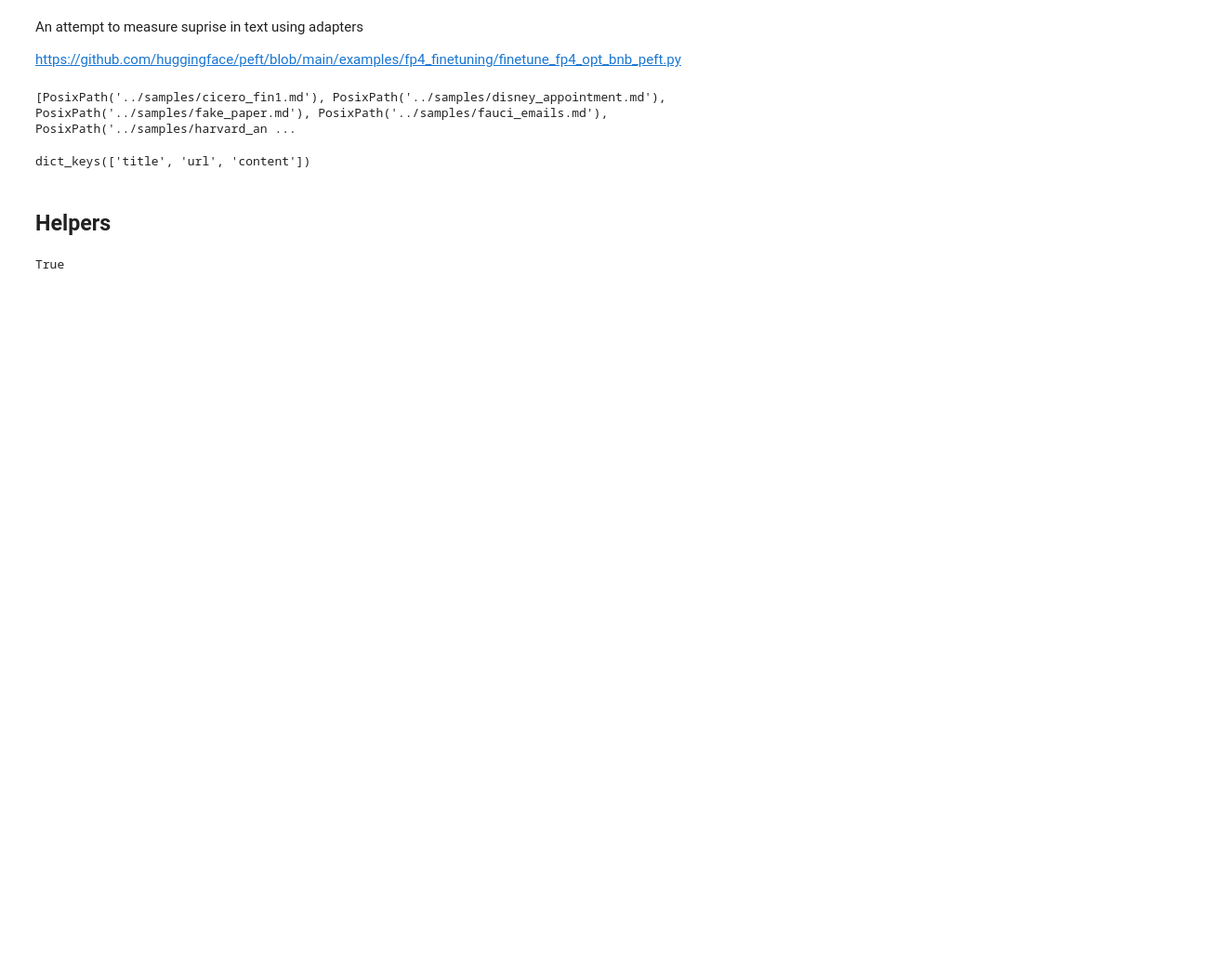
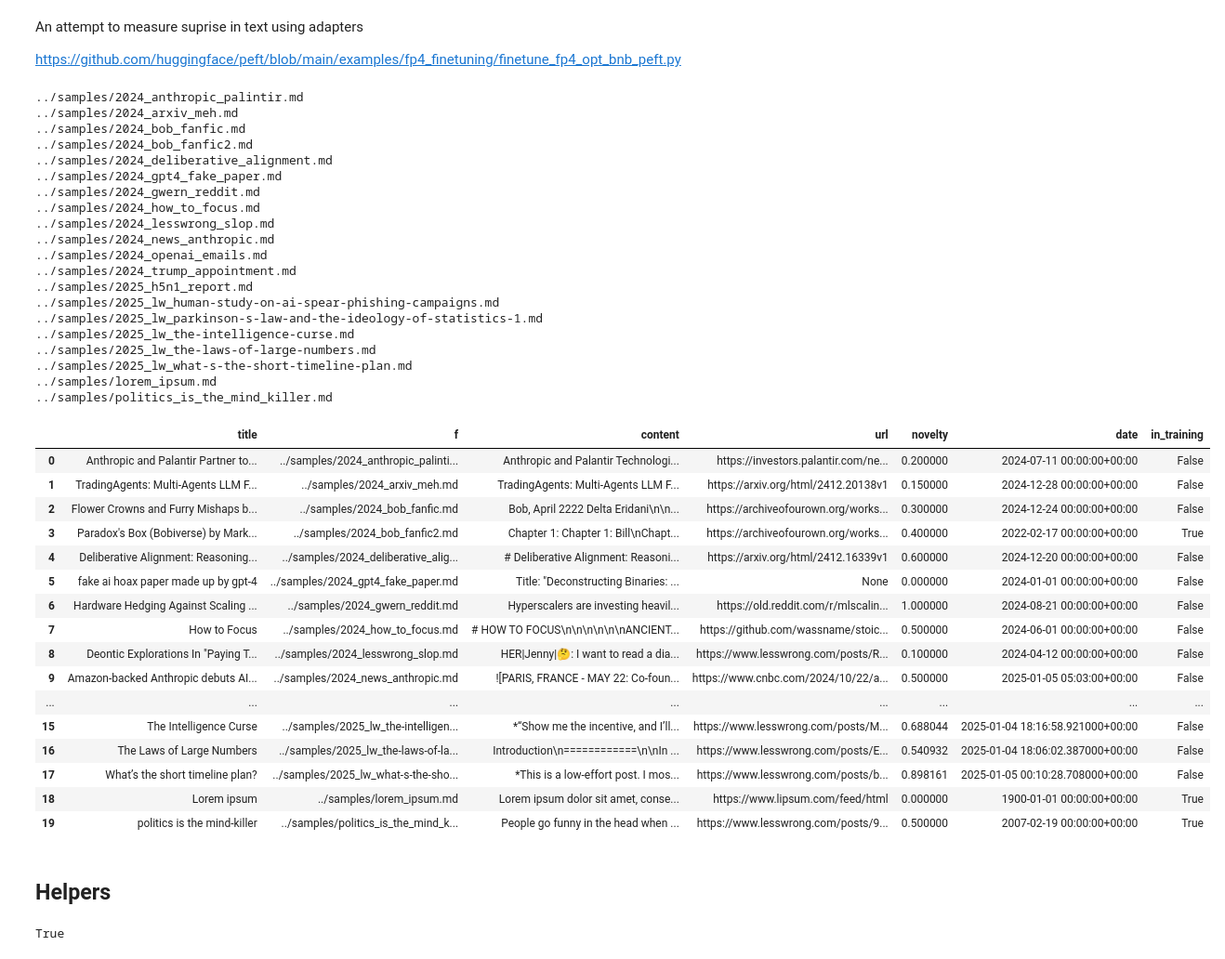
Before and after one commit to wassname/detect_bs_text, a Jupyter notebook: nbs/02_detection_using_tldr_prompt.ipynb, the cells around one changed output. Shown: that part at 93% size. Drawn from its saved outputs; the diff is of its cells as text; code cells hidden in the pictures; blank space fills up the shorter version.

```diff
--- a/nbs/02_detection_using_tldr_prompt.ipynb
+++ b/nbs/02_detection_using_tldr_prompt.ipynb
@@ -22,17 +22,65 @@ from transformers import AutoModelForCausalLM, AutoTokenizer, BitsAndBytesConfig
 
 
 # os.environ["CUDA_VISIBLE_DEVICES"] = "0"
-# %%
-MAX_LEN = 2000
-import frontmatter
-from pathlib import Path
-sample_files = sorted(Path("../samples/").glob('*.md'))
-print(sample_files)
-samples = [frontmatter.load(f).to_dict() for f in sample_files]
-samples[0].keys()
-# %% [output]
-[PosixPath('../samples/cicero_fin1.md'), PosixPath('../samples/disney_appointment.md'), PosixPath('../samples/fake_paper.md'), PosixPath('../samples/fauci_emails.md'), PosixPath('../samples/harvard_an ...
-dict_keys(['title', 'url', 'content'])
+# %%
+MAX_LEN = 2000
+import frontmatter
+from pathlib import Path
+from loguru import logger
+
+sample_files = sorted(Path("../samples/").glob('*.md'))
+# print(sample_files)
+max_chars = 2000
+samples = []
+for f in sample_files:
+    print(f)
+    with open(f, "r") as file:
+        post = frontmatter.load(file)
+        samples.append(dict(content=post.content[:max_chars], f=f, **post.metadata))
+
+df = pd.DataFrame(samples)
+df = df[['title', 'f', 'content', 'url', 'novelty', 'date']]
+df['date'] = pd.to_datetime(df['date'], utc=True)
+df['in_training'] = df.date < '2024-01-01'
+df
+# %% [output]
+../samples/2024_anthropic_palintir.md
+../samples/2024_arxiv_meh.md
+../samples/2024_bob_fanfic.md
+../samples/2024_bob_fanfic2.md
+../samples/2024_deliberative_alignment.md
+../samples/2024_gpt4_fake_paper.md
+../samples/2024_gwern_reddit.md
+../samples/2024_how_to_focus.md
+../samples/2024_lesswrong_slop.md
+../samples/2024_news_anthropic.md
+../samples/2024_openai_emails.md
+../samples/2024_trump_appointment.md
+../samples/2025_h5n1_report.md
+../samples/2025_lw_human-study-on-ai-spear-phishing-campaigns.md
+../samples/2025_lw_parkinson-s-law-and-the-ideology-of-statistics-1.md
+../samples/2025_lw_the-intelligence-curse.md
+../samples/2025_lw_the-laws-of-large-numbers.md
+../samples/2025_lw_what-s-the-short-timeline-plan.md
+../samples/lorem_ipsum.md
+../samples/politics_is_the_mind_killer.md
+|  | title | f | content | url | novelty | date | in_training |
+| 0 | Anthropic and Palantir Partner to... | ../samples/2024_anthropic_palinti... | Anthropic and Palantir Technologi... | https://investors.palantir.com/ne... | 0.200000 | 2024-07-11 00:00:00+00:00 | False |
+| 1 | TradingAgents: Multi-Agents LLM F... | ../samples/2024_arxiv_meh.md | TradingAgents: Multi-Agents LLM F... | https://arxiv.org/html/2412.20138v1 | 0.150000 | 2024-12-28 00:00:00+00:00 | False |
+| 2 | Flower Crowns and Furry Mishaps b... | ../samples/2024_bob_fanfic.md | Bob, April 2222 Delta Eridani\n\n... | https://archiveofourown.org/works... | 0.300000 | 2024-12-24 00:00:00+00:00 | False |
+| 3 | Paradox's Box (Bobiverse) by Mark... | ../samples/2024_bob_fanfic2.md | Chapter 1: Chapter 1: Bill\nChapt... | https://archiveofourown.org/works... | 0.400000 | 2022-02-17 00:00:00+00:00 | True |
+| 4 | Deliberative Alignment: Reasoning... | ../samples/2024_deliberative_alig... | # Deliberative Alignment: Reasoni... | https://arxiv.org/html/2412.16339v1 | 0.600000 | 2024-12-20 00:00:00+00:00 | False |
+| 5 | fake ai hoax paper made up by gpt-4 | ../samples/2024_gpt4_fake_paper.md | Title: "Deconstructing Binaries: ... | None | 0.000000 | 2024-01-01 00:00:00+00:00 | False |
+| 6 | Hardware Hedging Against Scaling ... | ../samples/2024_gwern_reddit.md | Hyperscalers are investing heavil... | https://old.reddit.com/r/mlscalin... | 1.000000 | 2024-08-21 00:00:00+00:00 | False |
+| 7 | How to Focus | ../samples/2024_how_to_focus.md | # HOW TO FOCUS\n\n\n\n\n\nANCIENT... | https://github.com/wassname/stoic... | 0.500000 | 2024-06-01 00:00:00+00:00 | False |
+| 8 | Deontic Explorations In "Paying T... | ../samples/2024_lesswrong_slop.md | HER|Jenny|🤔: I want to read a dia... | https://www.lesswrong.com/posts/R... | 0.100000 | 2024-04-12 00:00:00+00:00 | False |
+| 9 | Amazon-backed Anthropic debuts AI... | ../samples/2024_news_anthropic.md | ![PARIS, FRANCE - MAY 22: Co-foun... | https://www.cnbc.com/2024/10/22/a... | 0.500000 | 2025-01-05 05:03:00+00:00 | False |
+| ... | ... | ... | ... | ... | ... | ... | ... |
+| 15 | The Intelligence Curse | ../samples/2025_lw_the-intelligen... | *“Show me the incentive, and I’ll... | https://www.lesswrong.com/posts/M... | 0.688044 | 2025-01-04 18:16:58.921000+00:00 | False |
+| 16 | The Laws of Large Numbers | ../samples/2025_lw_the-laws-of-la... | Introduction\n============\n\nIn ... | https://www.lesswrong.com/posts/E... | 0.540932 | 2025-01-04 18:06:02.387000+00:00 | False |
+| 17 | What’s the short timeline plan? | ../samples/2025_lw_what-s-the-sho... | *This is a low-effort post. I mos... | https://www.lesswrong.com/posts/b... | 0.898161 | 2025-01-05 00:10:28.708000+00:00 | False |
+| 18 | Lorem ipsum | ../samples/lorem_ipsum.md | Lorem ipsum dolor sit amet, conse... | https://www.lipsum.com/feed/html | 0.000000 | 1900-01-01 00:00:00+00:00 | True |
+| 19 | politics is the mind-killer | ../samples/politics_is_the_mind_k... | People go funny in the head when ... | https://www.lesswrong.com/posts/9... | 0.500000 | 2007-02-19 00:00:00+00:00 | True |
 # %% [markdown]
 ## Helpers
 # %%
```
Also changed, not shown: parts of 8 cells of this notebook, 55 other files.
